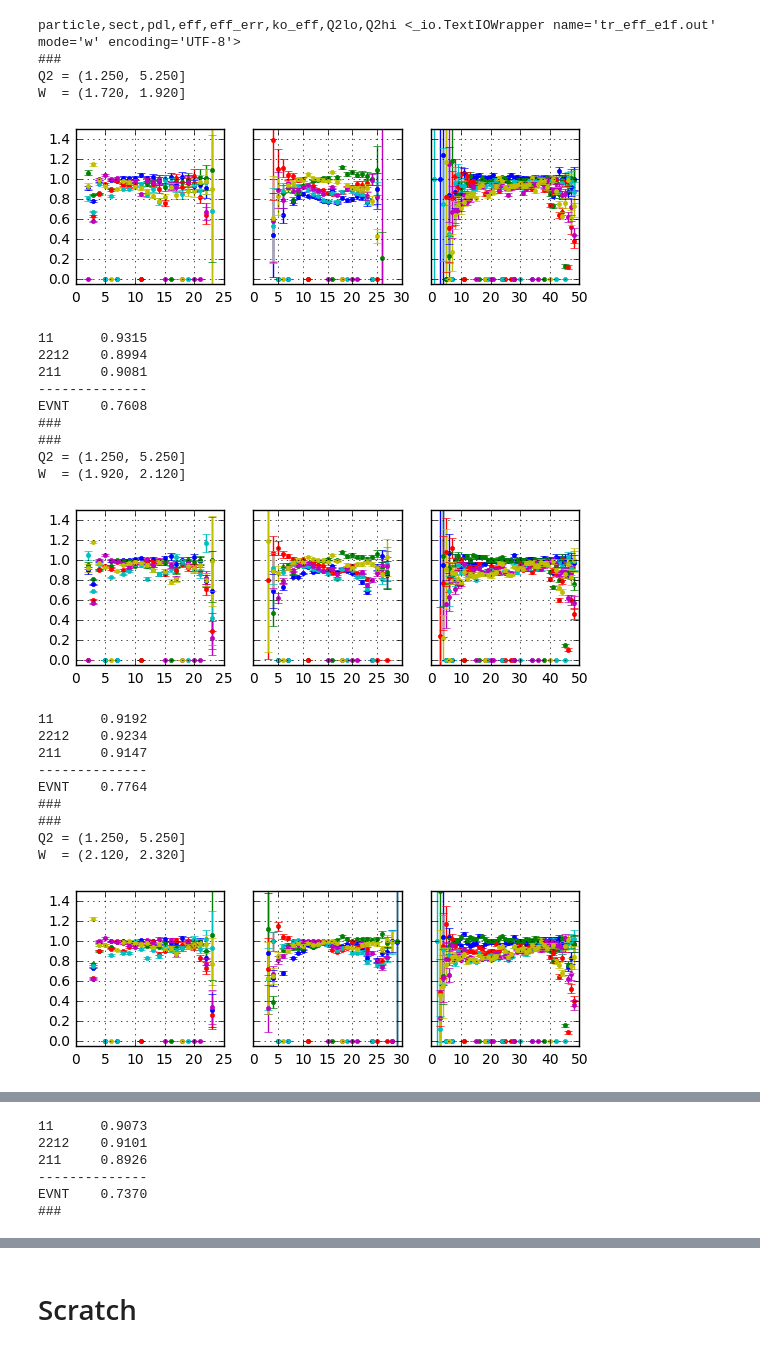
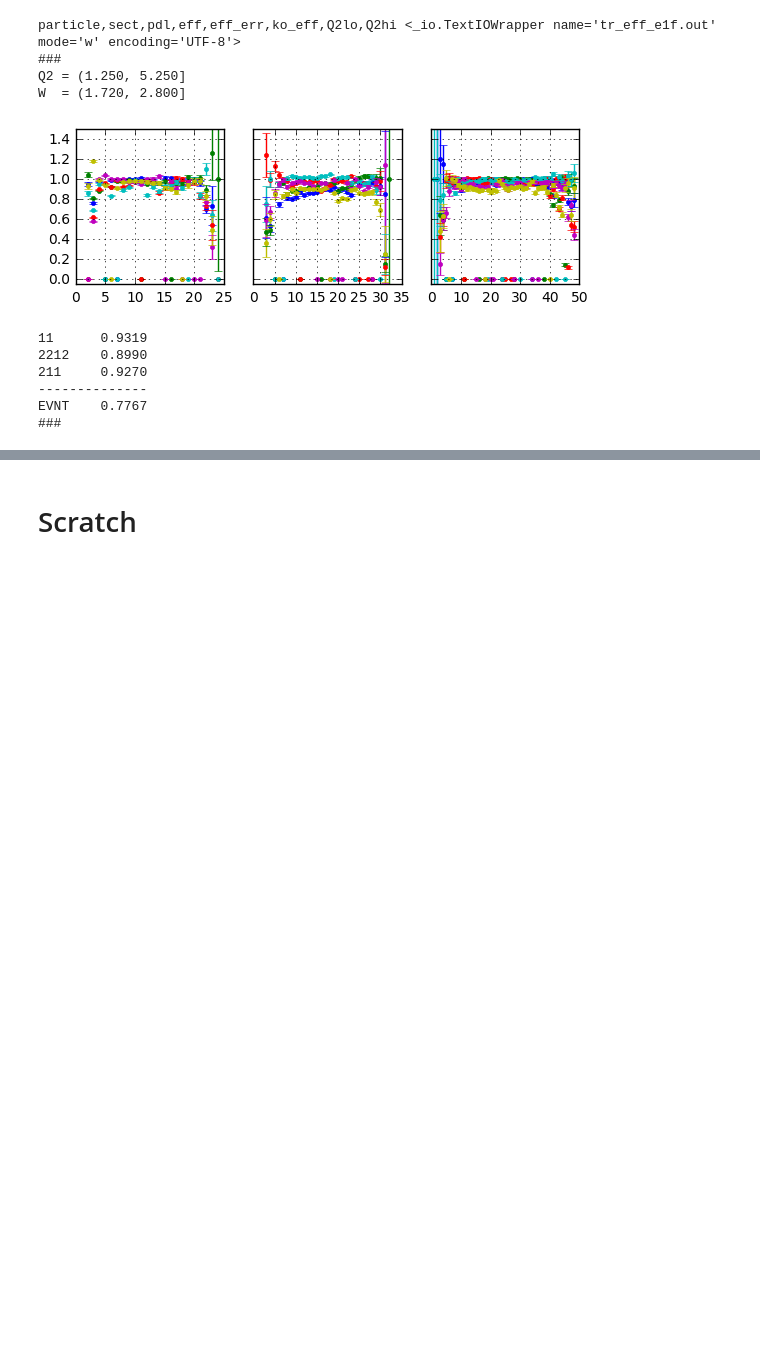
Before and after one commit to evan-phelps/phys-ana-omega, a Jupyter notebook: worksheets/tracking_efficiency_corrections.ipynb, the cells around one changed output, grey strips where cells are left out. Cells and saved outputs as stored; diff of their text form; code cells hidden in the pictures; blank space fills up the shorter version.

```diff
--- a/worksheets/tracking_efficiency_corrections.ipynb
+++ b/worksheets/tracking_efficiency_corrections.ipynb
@@ -73,6 +73,7 @@ def draw_treffs(df_rat_e, df_rat_p, df_rat_pip):
     for df_rat in [df_rat_e, df_rat_p, df_rat_pip]:
         draw_pdl_eff(df_rat, axes[icol])
         icol += 1
+    #plt.legend()
     plt.show()
 
 def generate_treffs(fn_exp, fn_sim, fn_treffs, ko_pdls=None, top_n=2,
@@ -90,11 +91,13 @@ def generate_treffs(fn_exp, fn_sim, fn_treffs, ko_pdls=None, top_n=2,
                                get_pd_counts(fn_sim, 11, Q2range=Q2r, Wrange=Wr, tnum=tnum),
                                ko_pdls=ko_pdls, top_n=top_n)
 
-            df_rat_p = get_eff(get_pd_counts(fn_exp, 2212, df_rat_e, Q2range=Q2r, Wrange=Wr),
+#             df_rat_p = get_eff(get_pd_counts(fn_exp, 2212, df_rat_e, Q2range=Q2r, Wrange=Wr),
+            df_rat_p = get_eff(get_pd_counts(fn_exp, 2212, None, Q2range=Q2r, Wrange=Wr),
                                get_pd_counts(fn_sim, 2212, Q2range=Q2r, Wrange=Wr, tnum=tnum),
                                ko_pdls=ko_pdls, top_n=top_n)
 
-            df_rat_pip = get_eff(get_pd_counts(fn_exp, 211, df_rat_e, df_rat_p, Q2range=Q2r, Wrange=Wr),
+#             df_rat_pip = get_eff(get_pd_counts(fn_exp, 211, df_rat_e, df_rat_p, Q2range=Q2r, Wrange=Wr),
+            df_rat_pip = get_eff(get_pd_counts(fn_exp, 211, None, None, Q2range=Q2r, Wrange=Wr),
                                  get_pd_counts(fn_sim, 211, Q2range=Q2r, Wrange=Wr, tnum=tnum),
                                  ko_pdls=ko_pdls, top_n=top_n)
 
@@ -116,59 +119,45 @@ fn_exp = '../e1f6/test/pd_counts_exp_e1f.csv'
 fn_sim = '../e1f6/test/pd_counts_sim_e1f.csv'
 fn_treffs = 'tr_eff_e1f.out'
 
-# Wranges = [(1.72,2.8)]
-Wranges = [(w0, w0+0.2) for w0 in np.arange(1.72,2.8,0.2)]
+Wranges = [(1.72,2.8)]
+# Wranges = [(w0, w0+0.2) for w0 in np.arange(1.72,2.8,0.2)]
 bad_paddles = [
                 [5,7,24],
                 [5,11,16,28,38],
                 [2,11,24,25,27,28],
                 [5,7,19,24,30,34,42,45],
                 [2,15,18,20,21,28,34,36],
                 [1,6,18,40]
               ]
-
+# bad_paddles = [ [], [], [], [], [], [] ]
 generate_treffs(fn_exp, fn_sim, fn_treffs, ko_pdls=bad_paddles, Q2ranges={-1:(1.25,5.25)}, Wranges=Wranges)
 
 # df1 = pd.read_csv(fn_sim)
 # # df2 = pd.read_csv(fn_exp)
 # df1.hist('Q2', 'tnum', bins=100)
 # del df1
 # del df2
 # Q2ranges = { 0:(1.25,2.25),
 #              1:(1.75,2.75),
 #              2:(2.25,3.25),
 #              3:(2.75,3.75),
 #              6:(4.25,5.25) }
 # Q2ranges = { 0:(1.5,2.0),
 #              1:(2.0,2.5),
 #              2:(2.5,3.0),
 #              3:(3.0,3.5),
 #              6:(4.5,5.0) }
 # generate_treffs(fn_exp, fn_sim, fn_treffs, ko_pdls=bad_paddles,
 #                 Q2ranges=Q2ranges, Wranges=Wranges)
 # %% [output]
 particle,sect,pdl,eff,eff_err,ko_eff,Q2lo,Q2hi <_io.TextIOWrapper name='tr_eff_e1f.out' mode='w' encoding='UTF-8'>
 ###
 Q2 = (1.250, 5.250]
-W  = (1.720, 1.920]
+W  = (1.720, 2.800]
-[figure, old version]
+[figure, new version]
-11      0.9315
-2212    0.8994
-211     0.9081
+11      0.9319
+2212    0.8990
+211     0.9270
 --------------
-EVNT    0.7608
+EVNT    0.7767
 ###
-###
-Q2 = (1.250, 5.250]
-W  = (1.920, 2.120]
-[figure, removed]
-11      0.9192
-2212    0.9234
-211     0.9147
---------------
-EVNT    0.7764
-###
-###
-Q2 = (1.250, 5.250]
-W  = (2.120, 2.320]
-[figure, removed]
@@ -205,9 +164,3 @@ W  = (2.720, 2.920]
-11      0.9073
-2212    0.9101
-211     0.8926
---------------
-EVNT    0.7370
-###
 # %%
 fn_exp = '../e1f6/test/pd_counts_exp_e16.csv'
 fn_sim = '../e1f6/test/pd_counts_sim_e16.csv'
```
Also changed, not shown: parts of 10 cells of this notebook, 11 other files.
